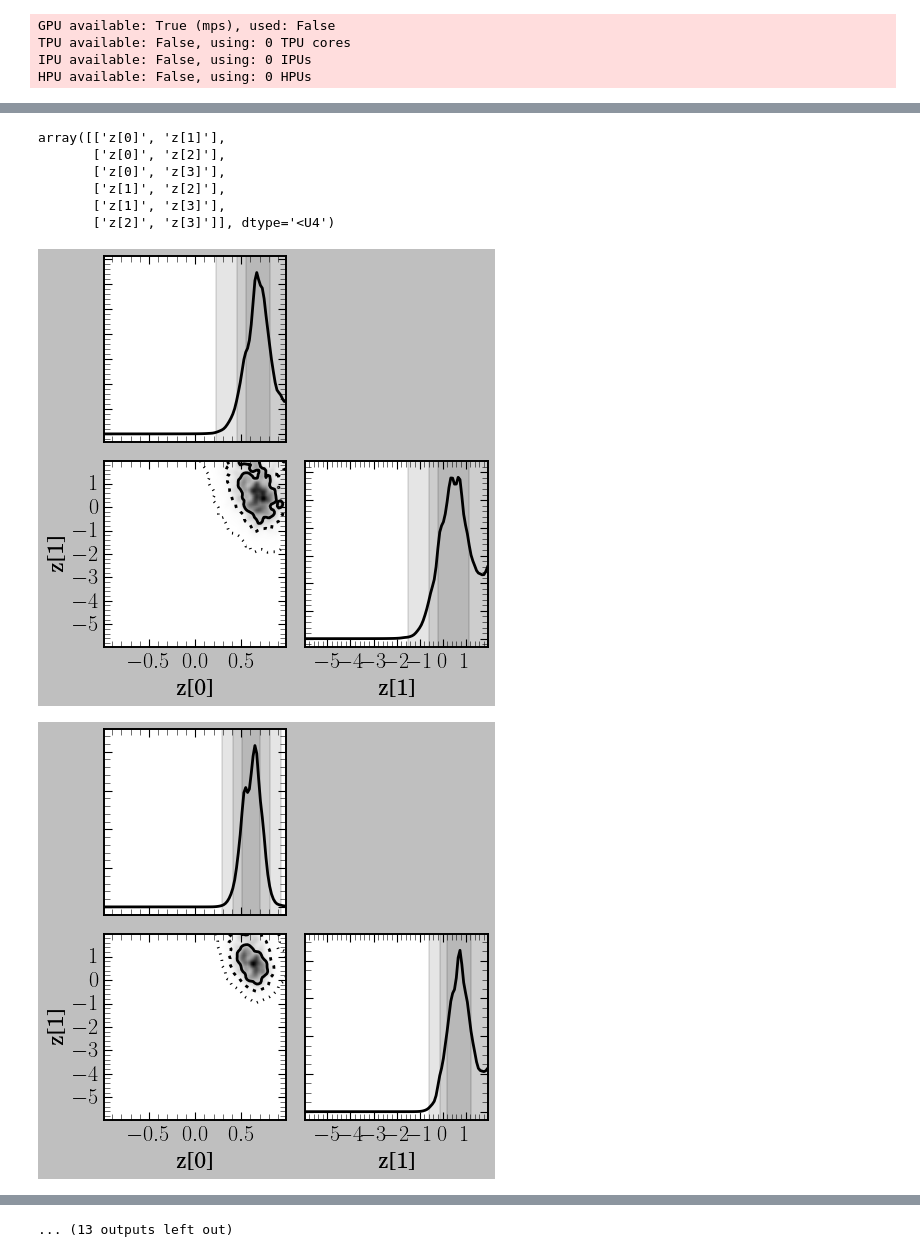
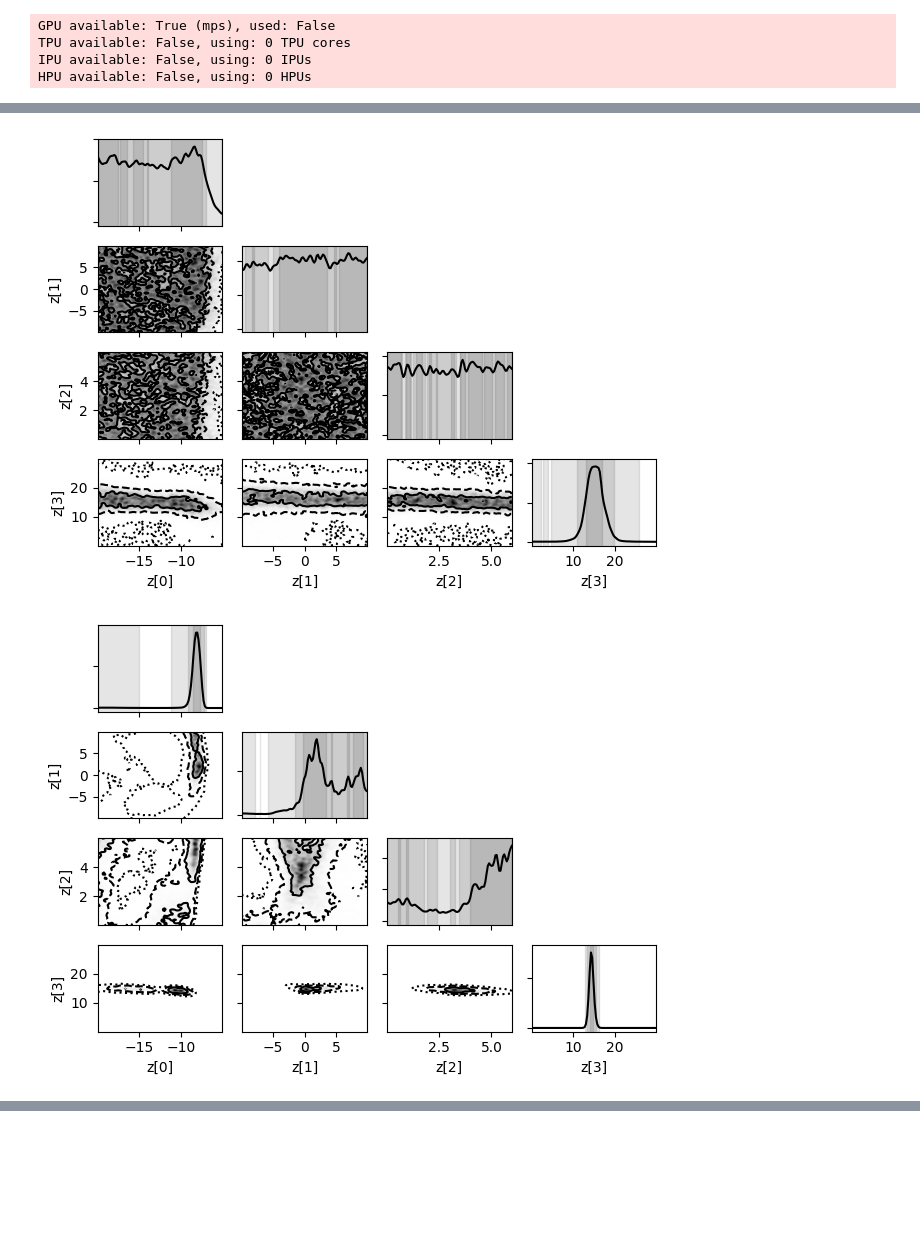
Before and after one commit to PEREGRINE-GW/saqqara, a Jupyter notebook: examples/fake_lisa/fake_lisa.ipynb, the cells around one changed output, grey strips where cells are left out. Saved outputs shown, nothing was run; the diff lists cells and outputs as text; code cells hidden in the pictures; blank space fills up the shorter version.

```diff
--- a/examples/fake_lisa/fake_lisa.ipynb
+++ b/examples/fake_lisa/fake_lisa.ipynb
@@ -85,4 +246,0 @@ for amp in np.linspace(-1.0, 1.0, 10)[::-1]:
-# %%
-for tilt in np.linspace(-6.0, 2.0, 10)[::-1]:
-    sample = sim.sample(conditions={"z": np.array([1.0, tilt, 3.0, 15.0])})
-    plt.semilogx(sim.f, gaussian_filter1d(sample["data"] ** 2 / sigmas2**2, sigma=100.), alpha=0.7)
@@ -91,8 +246,0 @@ for tilt in np.linspace(-6.0, 2.0, 10)[::-1]:
-# %%
-for i in range(10):
-    sample = sim.sample(targets=["z", "temp_noise", "temp_signal"])
-    plt.loglog(
-        sim.f, sample["temp_noise"] + sample["temp_signal"], c="k", alpha=0.1
-    )
-    plt.loglog(sim.f, sample["temp_noise"], c="orange", alpha=0.1)
-plt.plot(sim.f, sigmas**2)
@@ -161,9 +328,9 @@ class InferenceNetwork(swyft.SwyftModule, swyft.AdamWReduceLROnPlateau):
                     marginals.append((i, j))
         return tuple(marginals)
 # %%
-trainer = swyft.SwyftTrainer(accelerator="cpu")
-dm = swyft.SwyftDataModule(database, batch_size=64)
-network = InferenceNetwork(sigmas2, sim)
+trainer = swyft.SwyftTrainer(accelerator="cpu", max_epochs=2)
+dm = swyft.SwyftDataModule(store, batch_size=64)
+network = InferenceNetwork(sigmas, sim)
 # %% [output]
 GPU available: True (mps), used: False
 TPU available: False, using: 0 TPU cores
@@ -190,41 +364,38 @@ The following callbacks returned in `LightningModule.configure_callbacks` will o
-# %%
-observation = sim.sample(conditions={"z": np.array([0.5, 1.0, 3.0, 15.0])})
-prior_samples = sim.sample(targets=["z"], N=10000)
-# %%
-lrs_out[1].parnames
-# %% [output]
-array([['z[0]', 'z[1]'],
-       ['z[0]', 'z[2]'],
-       ['z[0]', 'z[3]'],
-       ['z[1]', 'z[2]'],
-       ['z[1]', 'z[3]'],
-       ['z[2]', 'z[3]']], dtype='<U4')
 # %%
 lrs_total = swyft.LogRatioSamples(
     logratios=torch.zeros((10000, 6)),
     params=torch.zeros((10000, 6, 2)),
     parnames=[
         ["z[0]", "z[1]"],
         ["z[0]", "z[2]"],
         ["z[0]", "z[3]"],
         ["z[1]", "z[2]"],
         ["z[1]", "z[3]"],
         ["z[2]", "z[3]"],
     ],
 )
+prior_samples = sim.sample(targets=["z"], N=10000)
 for i in tqdm.tqdm(range(25)):
-    observation = sim.sample(conditions={"z": np.array([0.5, 1.0, 3.0, 15.0])})
+    observation = sim.sample(conditions={"z": np.array([-10.0, 0.0, 3.0, 15.0])})
     with torch.no_grad():
         network.eval()
-        lrs_out = network(
-            {"data": torch.tensor(observation["data"])},
-            {"z": torch.tensor(prior_samples["z"])},
-        )
+        A = {"quadratic_data": torch.tensor(observation["quadratic_data"])}
+        B = {"z": torch.tensor(prior_samples["z"])}
+        lrs_out = network(A, B)
     lrs_total.logratios += lrs_out[1].logratios
     lrs_total.params = lrs_out[1].params
 
-    swyft.plot_corner(lrs_total, parnames=["z[0]", "z[1]",], smooth=1.2)
-                                           #"z[2]", "z[3]"])
+    if i == 0 or i == 24:
+        swyft.plot_corner(
+            lrs_total,
+            parnames=[
+                "z[0]",
+                "z[1]",
+                "z[2]",
+                "z[3]",
+            ],
+            smooth=1.2,
+        )
 # %% [output]
-[figure, old version]
+[figure, new version]
-[figure, old version]
+[figure, new version]
@@ -241 +401,0 @@ for i in tqdm.tqdm(range(25)):
-... (13 outputs left out)
```
Also changed, not shown: parts of 47 cells of this notebook, 4 other files.
